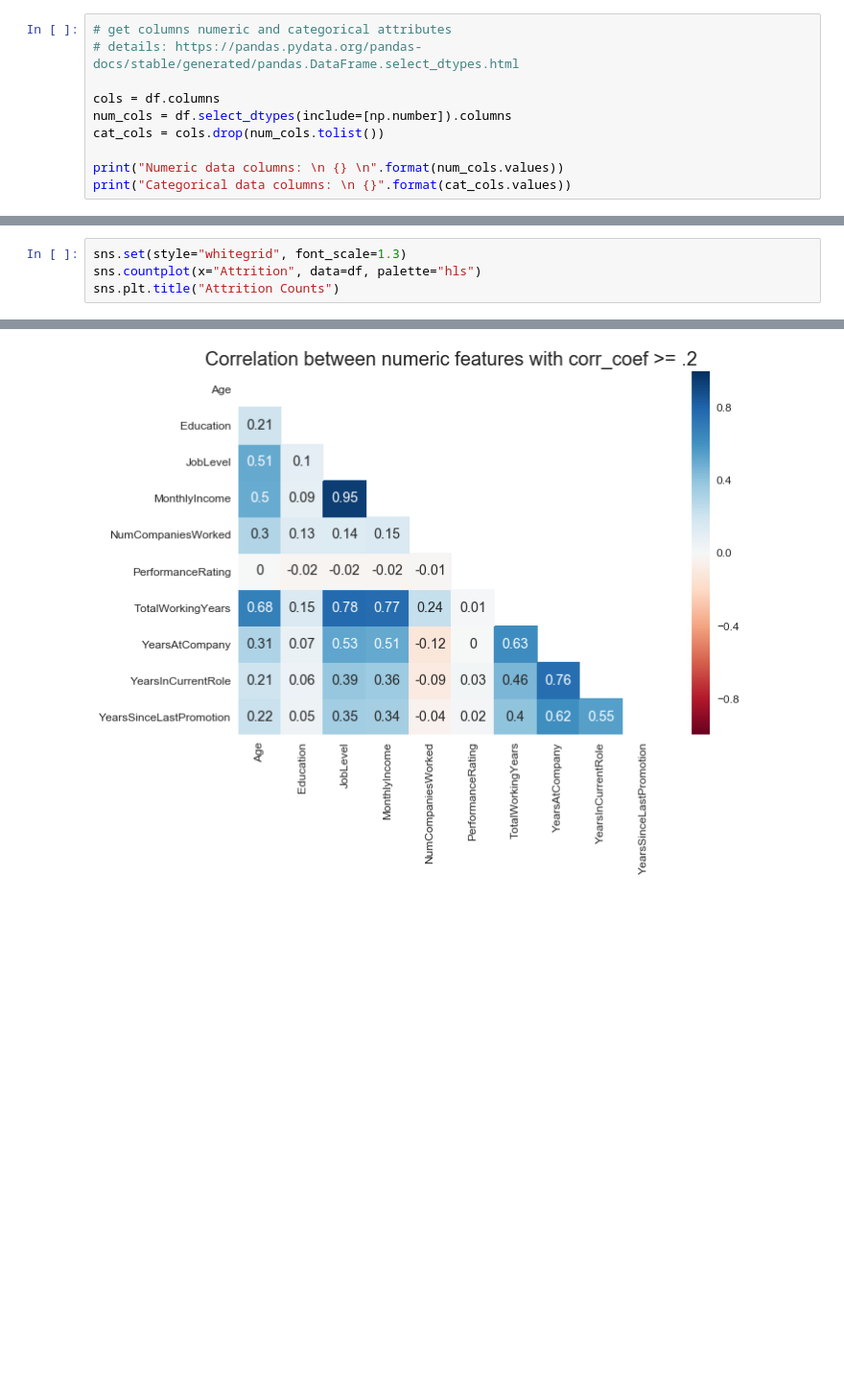
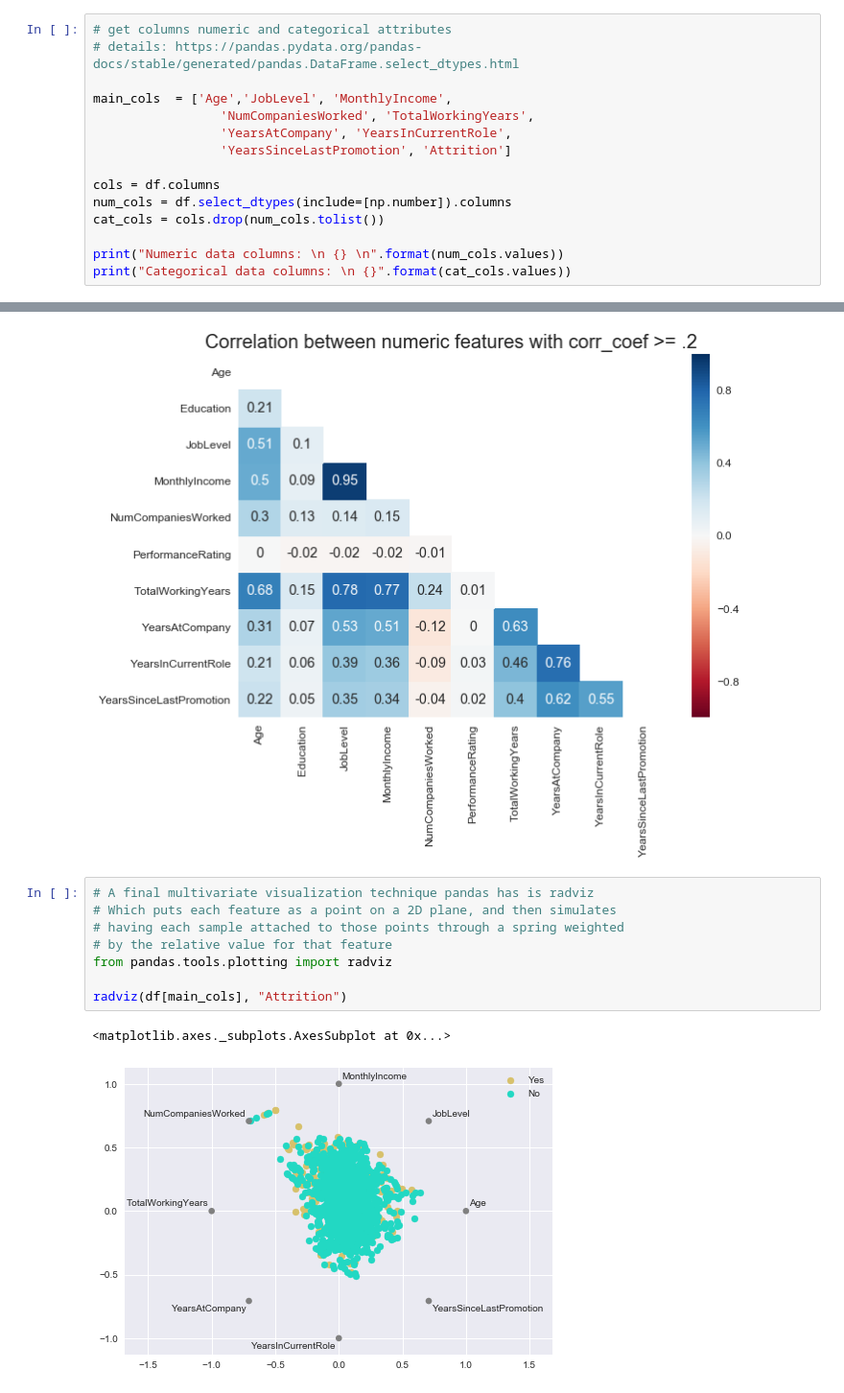
Before and after one commit to mnrozhkov/dsnotes, a Jupyter notebook: notebooks/dsnotes_Data Visualization_2_Exploratory Analysis.ipynb, the cells around one changed output, grey strips where cells are left out. Shown: that part at 96% size. Drawn from its saved outputs; the diff is of its cells as text; blank space fills up the shorter version.

Commit message:
Update notebooks on visualization topics

```diff
--- a/notebooks/dsnotes_Data Visualization_2_Exploratory Analysis.ipynb
+++ b/notebooks/dsnotes_Data Visualization_2_Exploratory Analysis.ipynb
@@ -66,6 +67,11 @@ df.head()
 # %%
 # get columns numeric and categorical attributes
 # details: https://pandas.pydata.org/pandas-docs/stable/generated/pandas.DataFrame.select_dtypes.html
+
+main_cols  = ['Age','JobLevel', 'MonthlyIncome',
+                 'NumCompaniesWorked', 'TotalWorkingYears',
+                 'YearsAtCompany', 'YearsInCurrentRole',
+                 'YearsSinceLastPromotion', 'Attrition']
 
 cols = df.columns
 num_cols = df.select_dtypes(include=[np.number]).columns
@@ -112,4 +115,0 @@ df.describe().T
-# %%
-sns.set(style="whitegrid", font_scale=1.3)
-sns.countplot(x="Attrition", data=df, palette="hls")
-sns.plt.title("Attrition Counts")
@@ -154,3 +145,14 @@ plt.title("Correlation between numeric features with corr_coef >= .2", fontdict=
 # %% [output]
 <matplotlib.text.Text at 0x...>
 [figure]
+# %%
+# A final multivariate visualization technique pandas has is radviz
+# Which puts each feature as a point on a 2D plane, and then simulates
+# having each sample attached to those points through a spring weighted
+# by the relative value for that feature
+from pandas.tools.plotting import radviz
+
+radviz(df[main_cols], "Attrition")
+# %% [output]
+<matplotlib.axes._subplots.AxesSubplot at 0x...>
+[figure, added]
```
Also changed, not shown: parts of 6 cells of this notebook, 6 other files.
